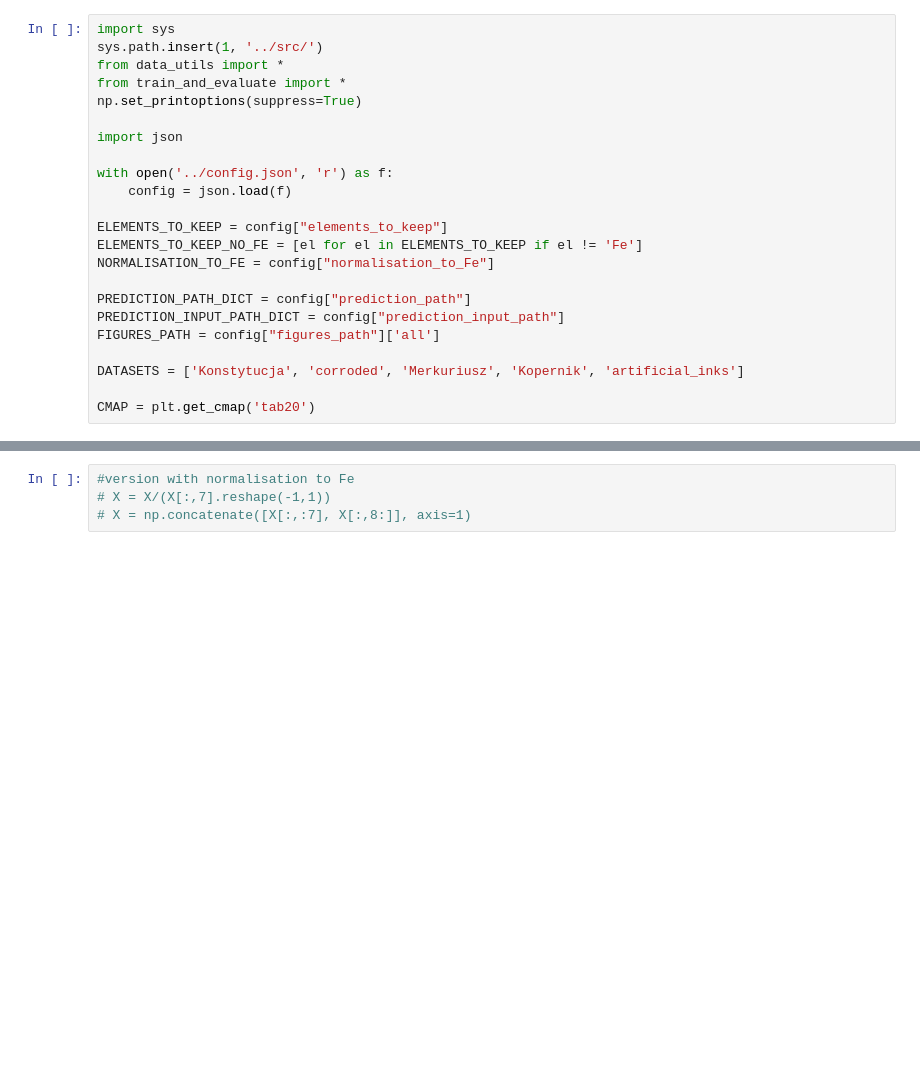
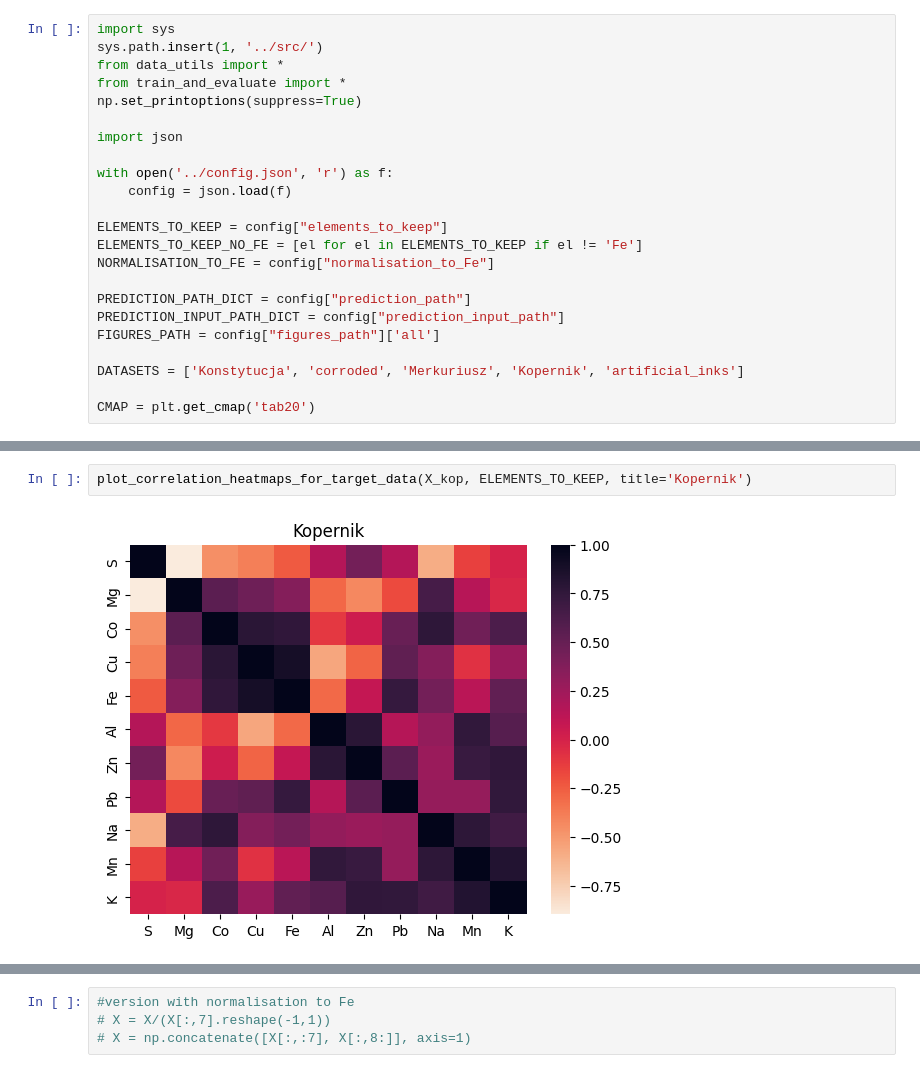
Before and after one commit to BDomzal/inks, a Jupyter notebook: analysis/interpretation_of_results.ipynb, the cells around one changed output, grey strips where cells are left out. Drawn from its saved outputs; the diff is of its cells as text; blank space fills up the shorter version.

```diff
--- a/analysis/interpretation_of_results.ipynb
+++ b/analysis/interpretation_of_results.ipynb
@@ -32,0 +69,4 @@ X = np.array(df.values)
+# %%
+plot_correlation_heatmaps_for_target_data(X_kop, ELEMENTS_TO_KEEP, title='Kopernik')
+# %% [output]
+[figure, added]
```
Also changed, not shown: parts of 11 cells of this notebook.
